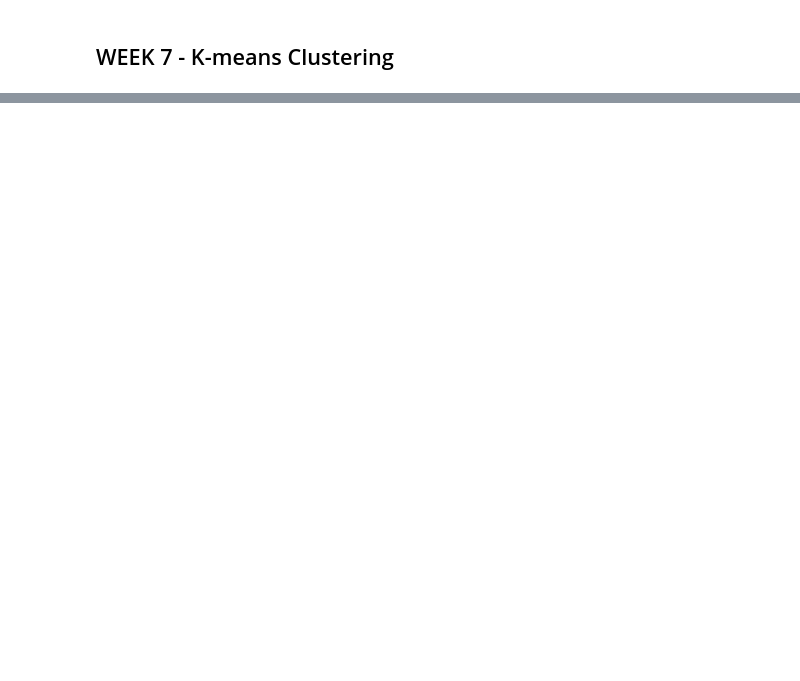
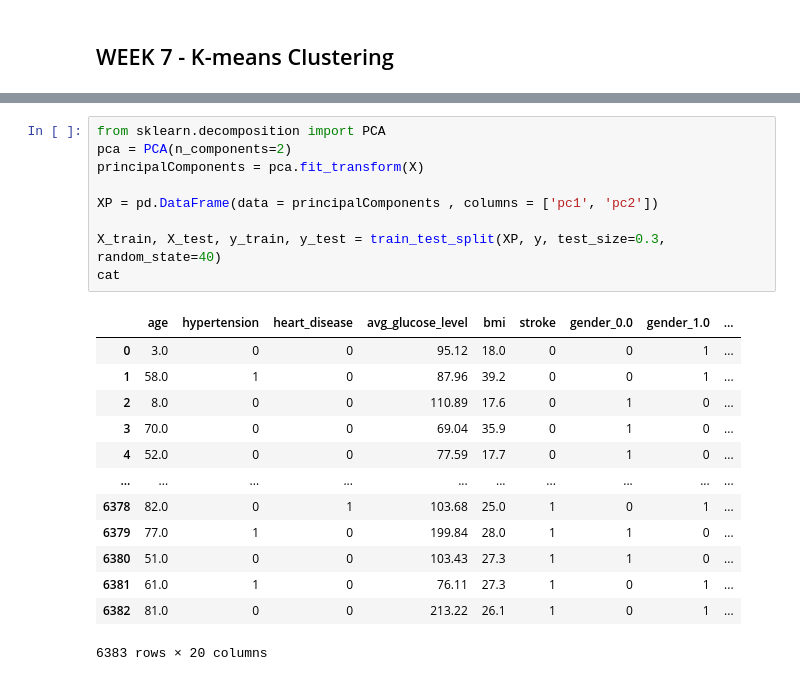
Before and after one commit to KishanBapodra/Brain-Tumor-Detection-ML, a Jupyter notebook: Week 2 - Lab.ipynb, the cells around one changed output, grey strips where cells are left out. Drawn from its saved outputs; the diff is of its cells as text; blank space fills up the shorter version.

```diff
--- a/Week 2 - Lab.ipynb
+++ b/Week 2 - Lab.ipynb
@@ -751,3 +759,26 @@ X_train, X_test, y_train, y_test = train_test_split(Dataset1, y, test_size=0.3,
+# %%
+from sklearn.decomposition import PCA
+pca = PCA(n_components=2)
+principalComponents = pca.fit_transform(X)
+
+XP = pd.DataFrame(data = principalComponents , columns = ['pc1', 'pc2'])
+
+X_train, X_test, y_train, y_test = train_test_split(XP, y, test_size=0.3, random_state=40)
+cat
+# %% [output]
+|  | age | hypertension | heart_disease | avg_glucose_level | bmi | stroke | gender_0.0 | gender_1.0 | ... |
+| 0 | 3.0 | 0 | 0 | 95.12 | 18.0 | 0 | 0 | 1 | ... |
+| 1 | 58.0 | 1 | 0 | 87.96 | 39.2 | 0 | 0 | 1 | ... |
+| 2 | 8.0 | 0 | 0 | 110.89 | 17.6 | 0 | 1 | 0 | ... |
+| 3 | 70.0 | 0 | 0 | 69.04 | 35.9 | 0 | 1 | 0 | ... |
+| 4 | 52.0 | 0 | 0 | 77.59 | 17.7 | 0 | 1 | 0 | ... |
+| ... | ... | ... | ... | ... | ... | ... | ... | ... | ... |
+| 6378 | 82.0 | 0 | 1 | 103.68 | 25.0 | 1 | 0 | 1 | ... |
+| 6379 | 77.0 | 1 | 0 | 199.84 | 28.0 | 1 | 1 | 0 | ... |
+| 6380 | 51.0 | 0 | 0 | 103.43 | 27.3 | 1 | 1 | 0 | ... |
+| 6381 | 61.0 | 1 | 0 | 76.11 | 27.3 | 1 | 0 | 1 | ... |
+| 6382 | 81.0 | 0 | 0 | 213.22 | 26.1 | 1 | 0 | 1 | ... |
+6383 rows × 20 columns
 # %%
 
 def plot_clusters(X, y=None):
```
Also changed, not shown: parts of 27 cells of this notebook.
